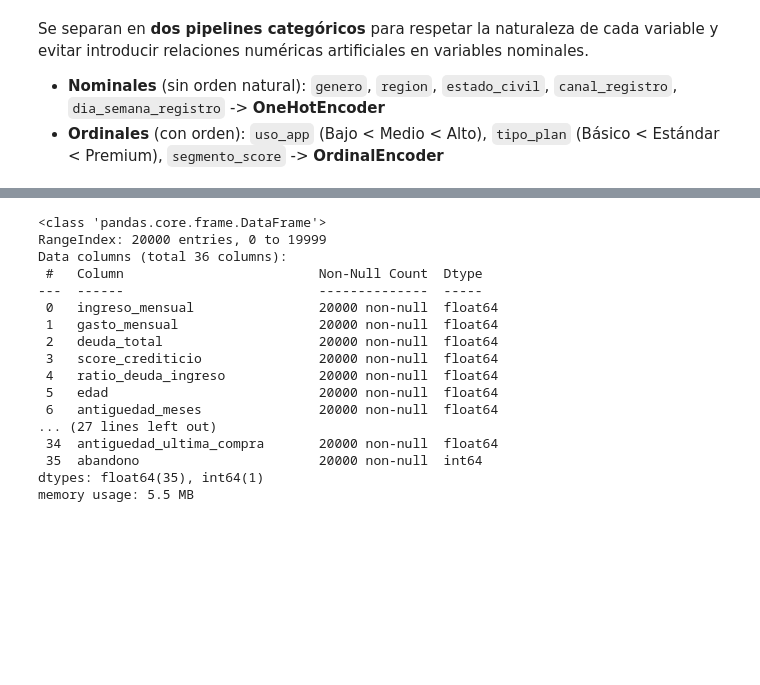
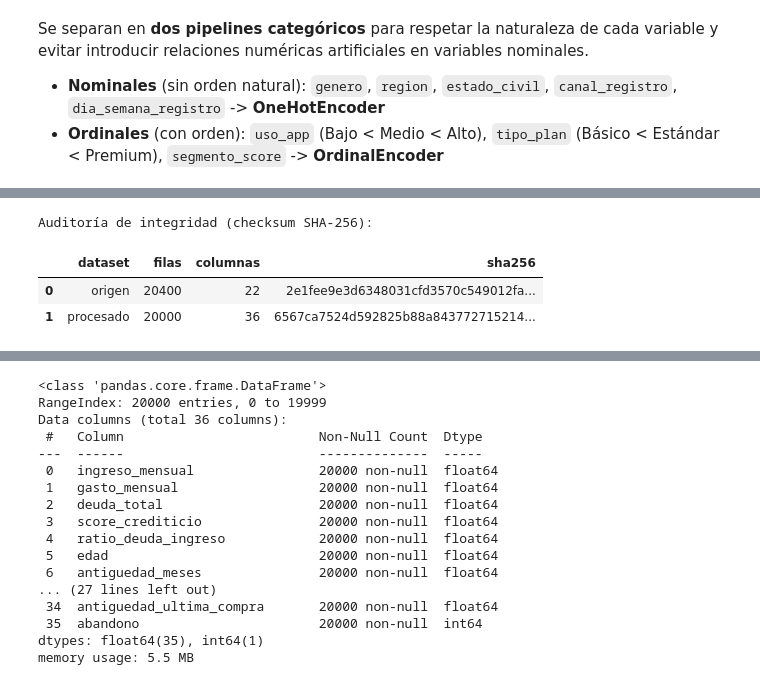
Before and after one commit to francarrascoo/Programacion-para-la-ciencia-de-datos, a Jupyter notebook: notebooks/notebook.ipynb, the cells around one changed output, grey strips where cells are left out. Saved outputs shown, nothing was run; the diff lists cells and outputs as text; code cells hidden in the pictures; blank space fills up the shorter version.

```diff
--- a/notebooks/notebook.ipynb
+++ b/notebooks/notebook.ipynb
@@ -534,3 +687,32 @@ data_procesada["abandono"] = pd.to_numeric(target_abandono, errors="coerce")
 # %%
 # Guarda el dataset procesado
 data_procesada.to_csv(dataset_procesado_dir, index=False, encoding="utf-8")
+
+# Auditoría con sumas de verificación (checksums)
+checksum_origen = checksum_dataframe(data, sort_by=["id_cliente"])
+checksum_procesado = checksum_dataframe(data_procesada, sort_by=["abandono"])
+
+resumen_checksums = pd.DataFrame(
+    [
+        {
+            "dataset": "origen",
+            "filas": data.shape[0],
+            "columnas": data.shape[1],
+            "sha256": checksum_origen,
+        },
+        {
+            "dataset": "procesado",
+            "filas": data_procesada.shape[0],
+            "columnas": data_procesada.shape[1],
+            "sha256": checksum_procesado,
+        },
+    ]
+)
+
+print("Auditoría de integridad (checksum SHA-256):")
+display(resumen_checksums)
+# %% [output]
+Auditoría de integridad (checksum SHA-256):
+|  | dataset | filas | columnas | sha256 |
+| 0 | origen | 20400 | 22 | 2e1fee9e3d6348031cfd3570c549012fa... |
+| 1 | procesado | 20000 | 36 | 6567ca7524d592825b88a843772715214... |
```
Also changed, not shown: parts of 16 cells of this notebook, 9 other files.
